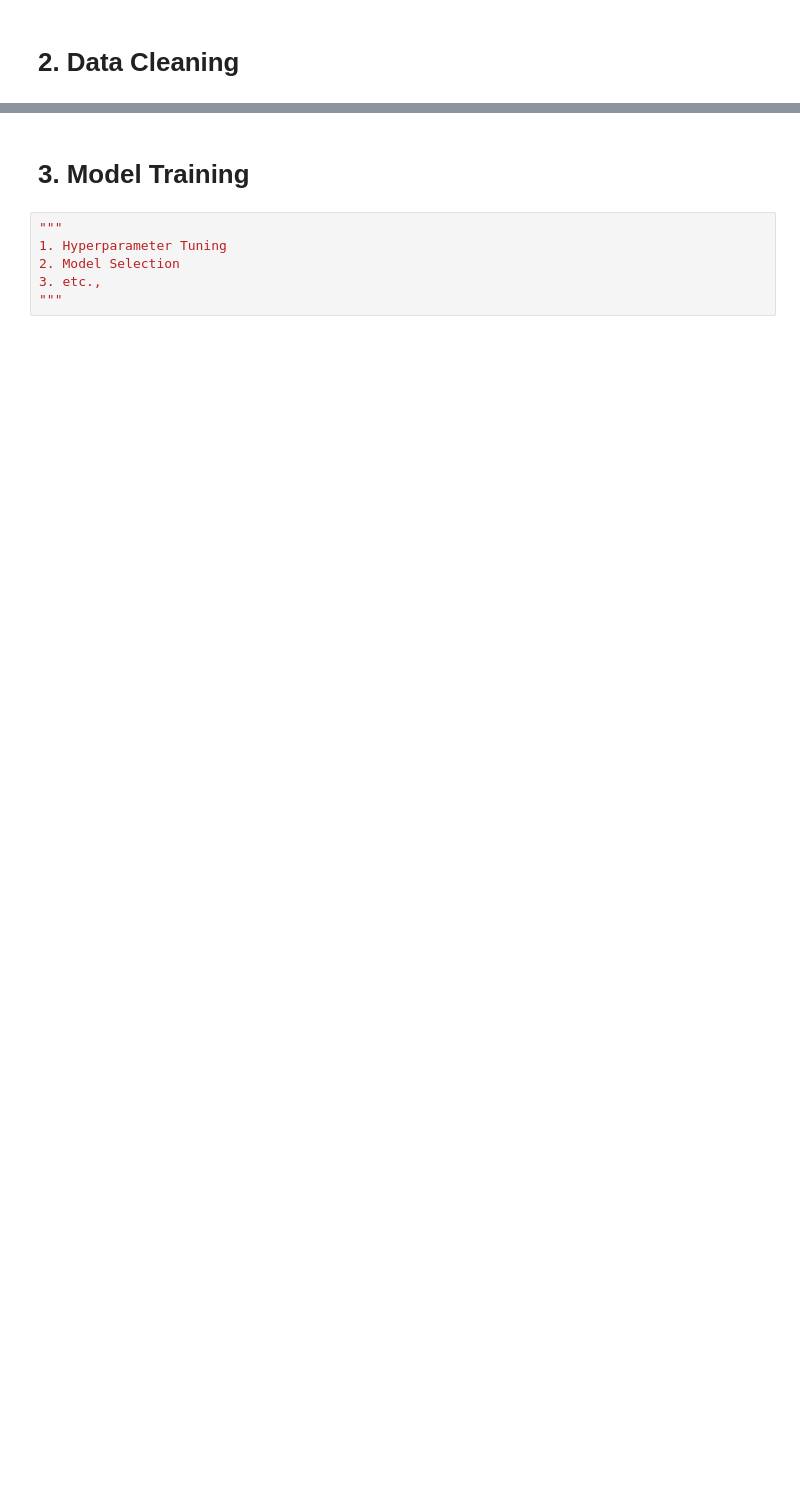
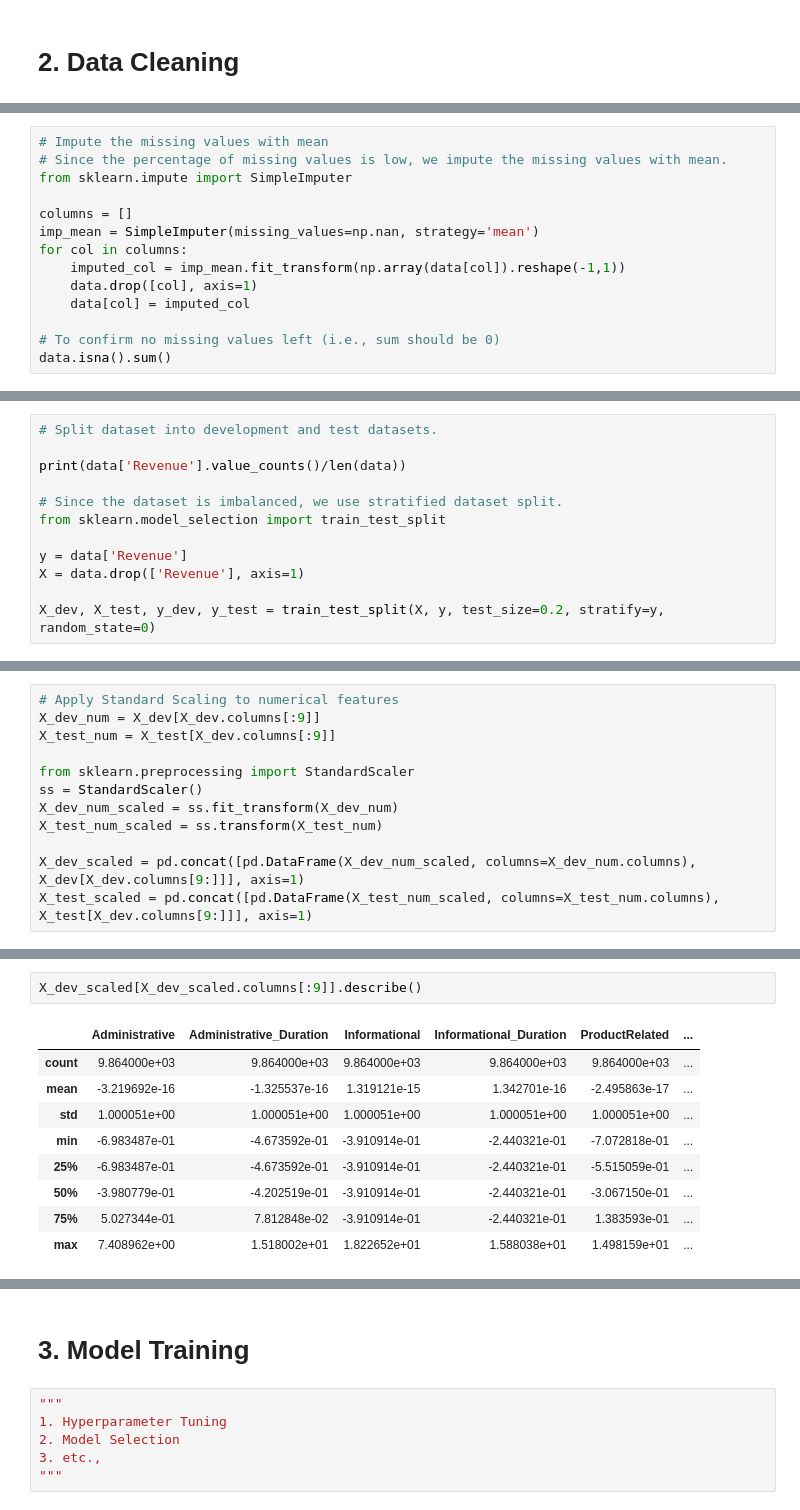
Before and after one commit to rul124/SP22_4995_AML_FinalProj, a Jupyter notebook: Oneline_Shopper_Intention_Analysis.ipynb, the cells around one changed output, grey strips where cells are left out. Saved outputs shown, nothing was run; the diff lists cells and outputs as text; blank space fills up the shorter version.

Commit message:
Intial Update - Waiting on final dataset

```diff
--- a/Oneline_Shopper_Intention_Analysis.ipynb
+++ b/Oneline_Shopper_Intention_Analysis.ipynb
@@ -71,0 +114,14 @@ ax.tick_params(axis = 'x', rotation=60)
+# %%
+# Impute the missing values with mean
+# Since the percentage of missing values is low, we impute the missing values with mean.
+from sklearn.impute import SimpleImputer
+
+columns = []
+imp_mean = SimpleImputer(missing_values=np.nan, strategy='mean')
+for col in columns:
+    imputed_col = imp_mean.fit_transform(np.array(data[col]).reshape(-1,1))
+    data.drop([col], axis=1)
+    data[col] = imputed_col
+
+# To confirm no missing values left (i.e., sum should be 0)
+data.isna().sum()
@@ -71,0 +148,12 @@ ax.tick_params(axis = 'x', rotation=60)
+# %%
+# Split dataset into development and test datasets.
+
+print(data['Revenue'].value_counts()/len(data))
+
+# Since the dataset is imbalanced, we use stratified dataset split.
+from sklearn.model_selection import train_test_split
+
+y = data['Revenue']
+X = data.drop(['Revenue'], axis=1)
+
+X_dev, X_test, y_dev, y_test = train_test_split(X, y, test_size=0.2, stratify=y, random_state=0)
@@ -71,0 +176,12 @@ ax.tick_params(axis = 'x', rotation=60)
+# %%
+# Apply Standard Scaling to numerical features
+X_dev_num = X_dev[X_dev.columns[:9]]
+X_test_num = X_test[X_dev.columns[:9]]
+
+from sklearn.preprocessing import StandardScaler
+ss = StandardScaler()
+X_dev_num_scaled = ss.fit_transform(X_dev_num)
+X_test_num_scaled = ss.transform(X_test_num)
+
+X_dev_scaled = pd.concat([pd.DataFrame(X_dev_num_scaled, columns=X_dev_num.columns), X_dev[X_dev.columns[9:]]], axis=1)
+X_test_scaled = pd.concat([pd.DataFrame(X_test_num_scaled, columns=X_test_num.columns), X_test[X_dev.columns[9:]]], axis=1)
@@ -71,0 +194,12 @@ ax.tick_params(axis = 'x', rotation=60)
+# %%
+X_dev_scaled[X_dev_scaled.columns[:9]].describe()
+# %% [output]
+|  | Administrative | Administrative_Duration | Informational | Informational_Duration | ProductRelated | ... |
+| count | 9.864000e+03 | 9.864000e+03 | 9.864000e+03 | 9.864000e+03 | 9.864000e+03 | ... |
+| mean | -3.219692e-16 | -1.325537e-16 | 1.319121e-15 | 1.342701e-16 | -2.495863e-17 | ... |
+| std | 1.000051e+00 | 1.000051e+00 | 1.000051e+00 | 1.000051e+00 | 1.000051e+00 | ... |
+| min | -6.983487e-01 | -4.673592e-01 | -3.910914e-01 | -2.440321e-01 | -7.072818e-01 | ... |
+| 25% | -6.983487e-01 | -4.673592e-01 | -3.910914e-01 | -2.440321e-01 | -5.515059e-01 | ... |
+| 50% | -3.980779e-01 | -4.202519e-01 | -3.910914e-01 | -2.440321e-01 | -3.067150e-01 | ... |
+| 75% | 5.027344e-01 | 7.812848e-02 | -3.910914e-01 | -2.440321e-01 | 1.383593e-01 | ... |
+| max | 7.408962e+00 | 1.518002e+01 | 1.822652e+01 | 1.588038e+01 | 1.498159e+01 | ... |
```
Also changed, not shown: parts of 17 cells of this notebook.
